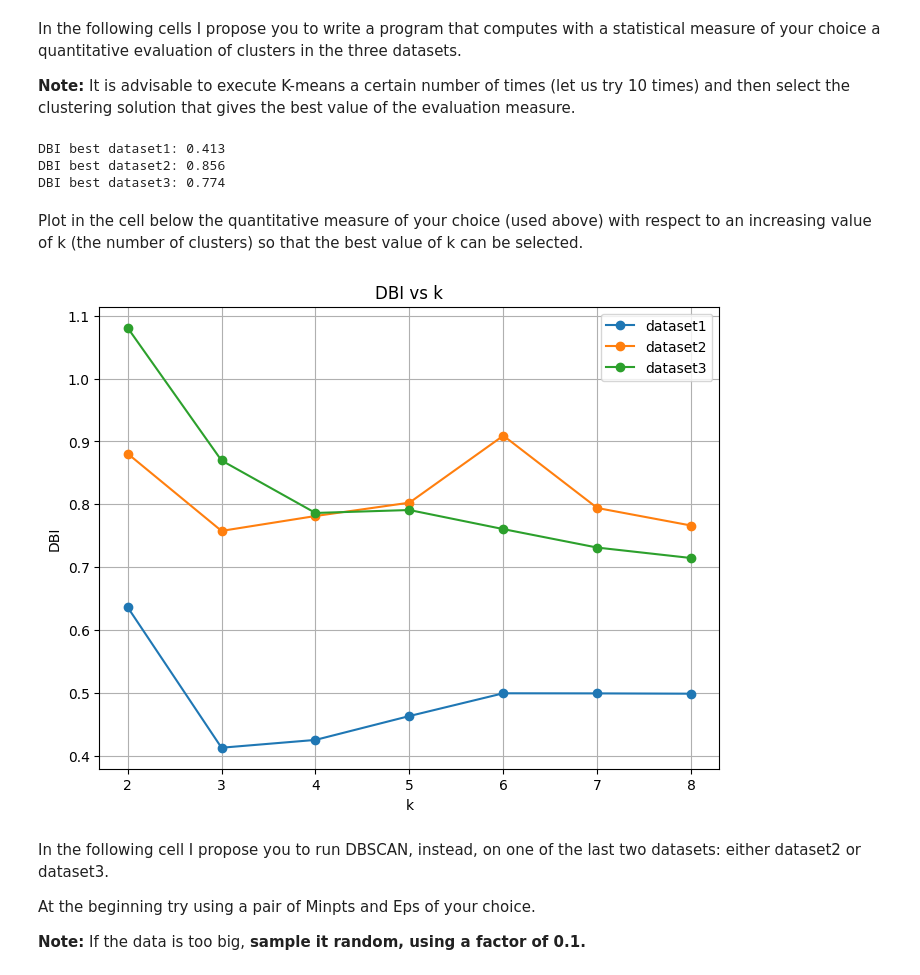
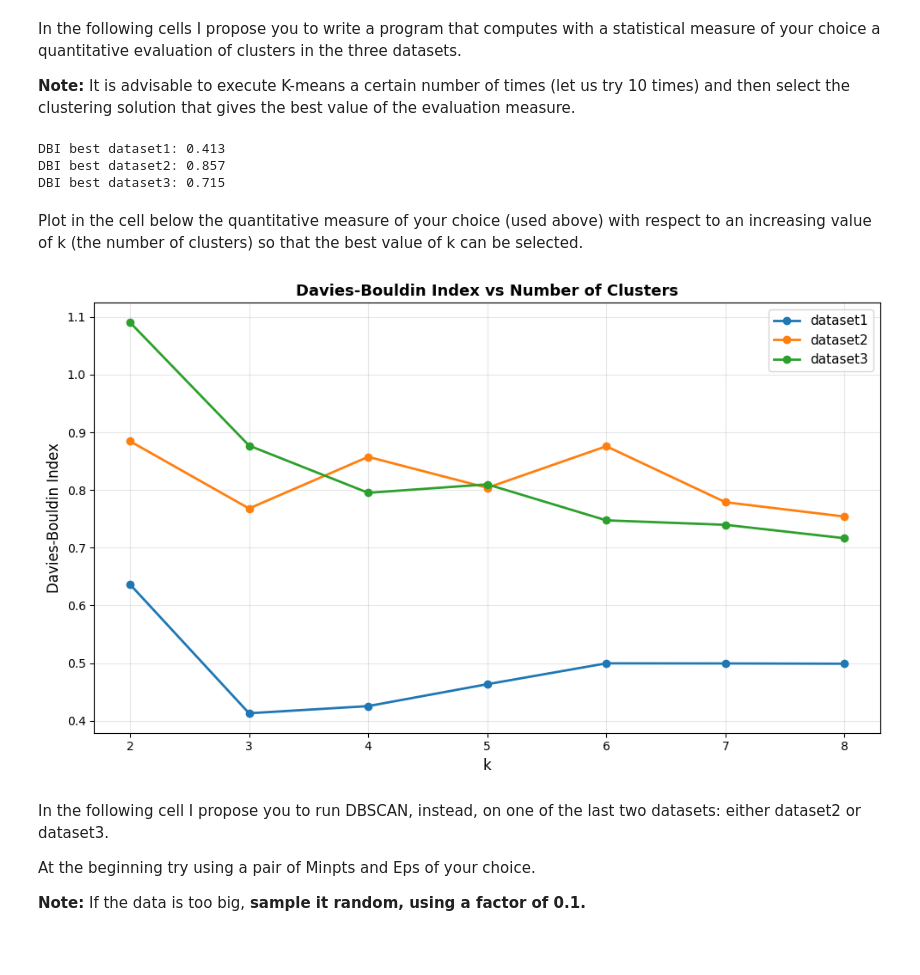
Before and after one commit to RaffaeleMelluso/AAUT, a Jupyter notebook: LAB_MEO/clustering/clustering_aa_25_26.ipynb, the cells around one changed output. Cells and saved outputs as stored; diff of their text form; code cells hidden in the pictures; blank space fills up the shorter version.

```diff
--- a/LAB_MEO/clustering/clustering_aa_25_26.ipynb
+++ b/LAB_MEO/clustering/clustering_aa_25_26.ipynb
@@ -276,15 +276,7 @@ It is advisable to execute K-means a certain number of times (let us try 10 time
 from sklearn.cluster import KMeans
 from sklearn.metrics import davies_bouldin_score
 
-def _sample_if_big(data, max_n=2000, seed=0):
-    if data.shape[0] <= max_n:
-        return data
-    rng = np.random.RandomState(seed)
-    idx = rng.choice(data.shape[0], size=max_n, replace=False)
-    return data[idx]
-
 def best_dbi(data, k, tries=10, seed=0):
-    data = _sample_if_big(data, max_n=2000, seed=seed)
     best = None
     for i in range(tries):
         km = KMeans(n_clusters=k, random_state=seed + i, n_init=10).fit(data)
@@ -305,42 +297,42 @@ print("DBI best dataset3:", round(dbi_3, 3))
 #migliore è la clusterizzazione.
 # %% [output]
 DBI best dataset1: 0.413
-DBI best dataset2: 0.856
-DBI best dataset3: 0.774
+DBI best dataset2: 0.857
+DBI best dataset3: 0.715
 # %% [markdown]
 Plot in the cell below the quantitative measure of your choice (used above) with respect to an increasing value of k (the number of clusters) so that the best value of k can be selected.
 # %%
 import matplotlib.pyplot as plt
 from sklearn.cluster import KMeans
 from sklearn.metrics import davies_bouldin_score
 
 def dbi_curve(data, k_values, seed=0):
-    data = _sample_if_big(data, max_n=2000, seed=seed)
     scores = []
     for k in k_values:
         km = KMeans(n_clusters=k, random_state=seed, n_init=10).fit(data)
         scores.append(davies_bouldin_score(data, km.labels_))
     return scores
 
 k_values = list(range(2, 9))
 s1 = dbi_curve(dataset1, k_values, seed=0)
 s2 = dbi_curve(dataset2, k_values, seed=1)
 s3 = dbi_curve(dataset3, k_values, seed=2)
 
-plt.figure(figsize=(8,6))
-plt.plot(k_values, s1, marker='o', label='dataset1')
-plt.plot(k_values, s2, marker='o', label='dataset2')
-plt.plot(k_values, s3, marker='o', label='dataset3')
-plt.xlabel('k')
-plt.ylabel('DBI')
-plt.title('DBI vs k')
-plt.grid(True)
-plt.legend()
+fig, ax = plt.subplots(figsize=(10, 6))
+ax.plot(k_values, s1, marker='o', label='dataset1', linewidth=2)
+ax.plot(k_values, s2, marker='o', label='dataset2', linewidth=2)
+ax.plot(k_values, s3, marker='o', label='dataset3', linewidth=2)
+ax.set_xlabel('k', fontsize=12)
+ax.set_ylabel('Davies-Bouldin Index', fontsize=12)
+ax.set_title('Davies-Bouldin Index vs Number of Clusters', fontsize=13, fontweight='bold')
+ax.grid(True, alpha=0.3)
+ax.legend(fontsize=11)
+plt.tight_layout()
 plt.show()
 
 #Nel grafico il k migliore e' dove la DBI raggiunge il valore minimo.
 # %% [output]
-[figure, old version]
+[figure, new version]
 # %% [markdown]
 In the following cell I propose you to run DBSCAN, instead, on one of the last two datasets: either dataset2 or dataset3.
 
```
Also changed, not shown: parts of 6 cells of this notebook, 1 other file.
